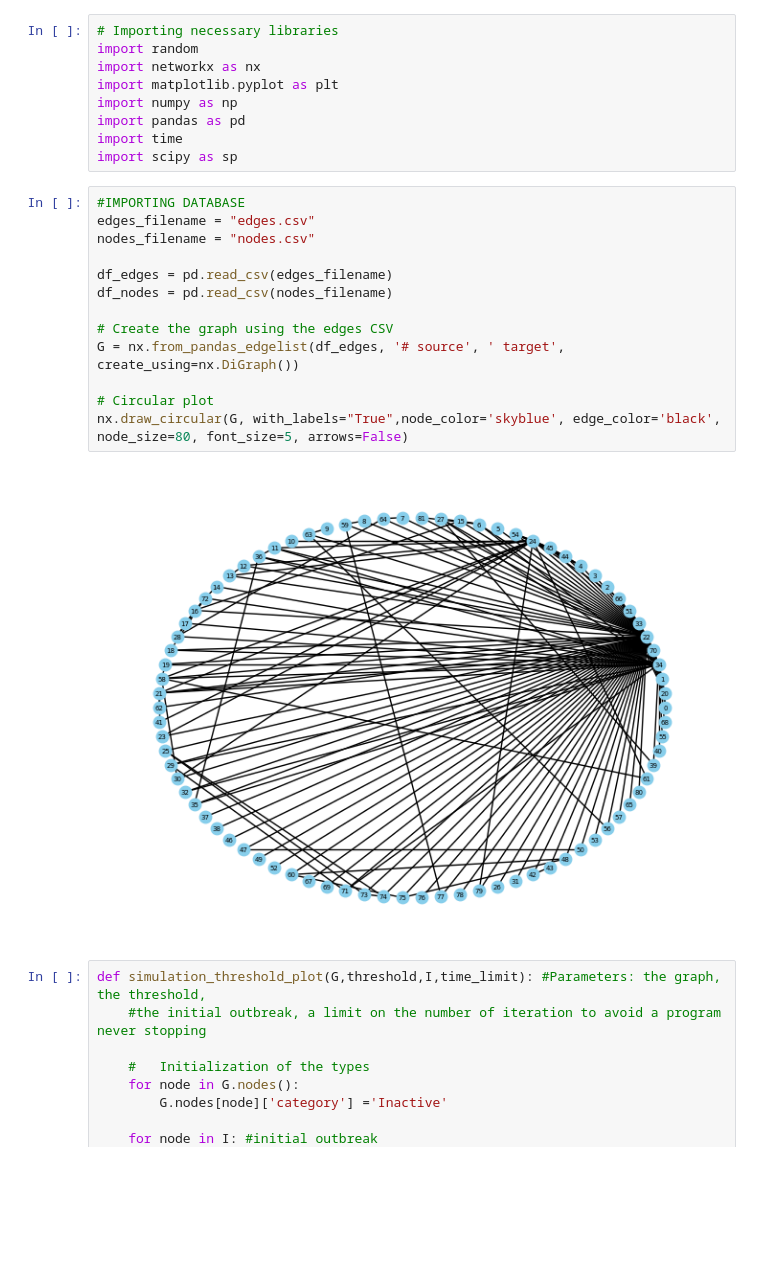
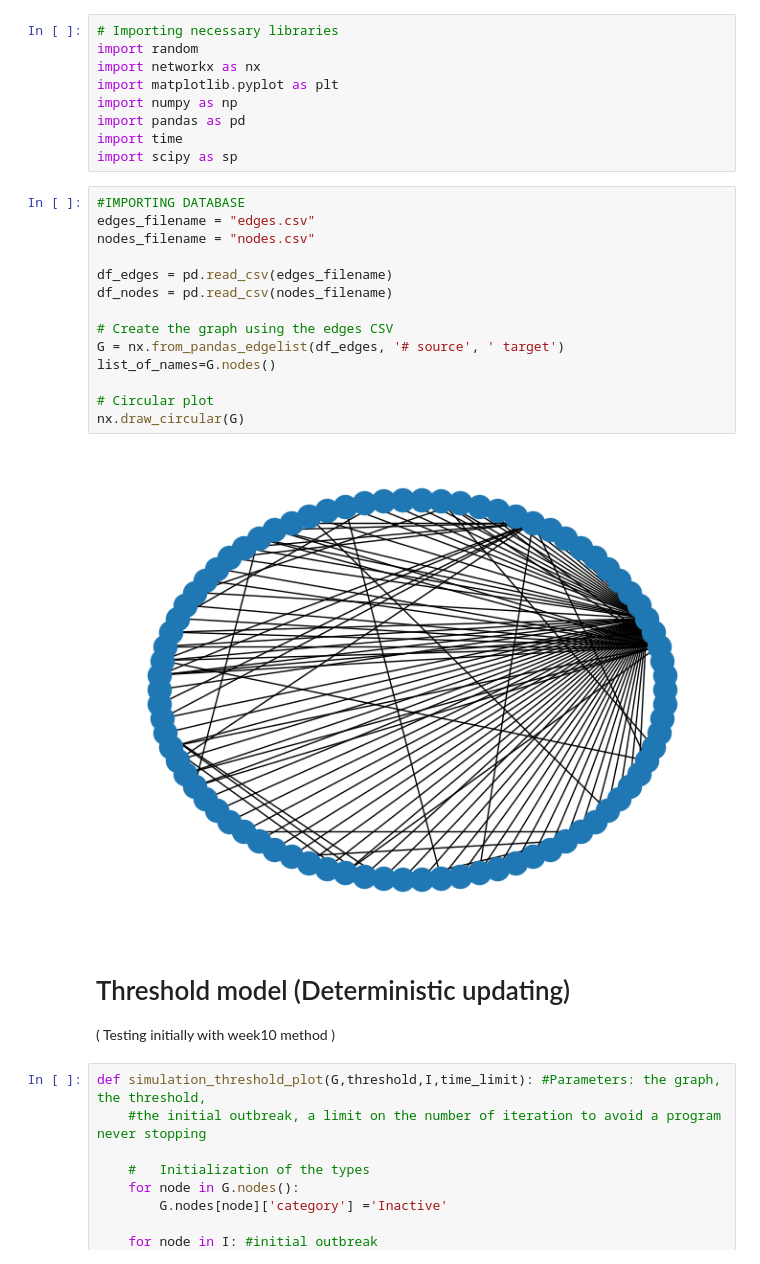
Before and after one commit to acagnucci/Social-Network-Analysis-Project, a Jupyter notebook: 3RD/EXPLANATIONS/EXPLANATION_WEEK_10.ipynb, the cells around one changed output. Cells and saved outputs as stored; diff of their text form; blank space fills up the shorter version.

```diff
--- a/3RD/EXPLANATIONS/EXPLANATION_WEEK_10.ipynb
+++ b/3RD/EXPLANATIONS/EXPLANATION_WEEK_10.ipynb
@@ -10,18 +12,22 @@ import scipy as sp
 # %%
 #IMPORTING DATABASE
 edges_filename = "edges.csv"
 nodes_filename = "nodes.csv"
 
 df_edges = pd.read_csv(edges_filename)
 df_nodes = pd.read_csv(nodes_filename)
 
 # Create the graph using the edges CSV
-G = nx.from_pandas_edgelist(df_edges, '# source', ' target', create_using=nx.DiGraph())
+G = nx.from_pandas_edgelist(df_edges, '# source', ' target')
+list_of_names=G.nodes()
 
 # Circular plot
-nx.draw_circular(G, with_labels="True",node_color='skyblue', edge_color='black', node_size=80, font_size=5, arrows=False)
+nx.draw_circular(G)
 # %% [output]
-[figure, old version]
+[figure, new version]
+# %% [markdown]
+# Threshold model (Deterministic updating)
+( Testing initially with week10 method )
 # %%
 def simulation_threshold_plot(G,threshold,I,time_limit): #Parameters: the graph, the threshold,
     #the initial outbreak, a limit on the number of iteration to avoid a program never stopping
```
Also changed, not shown: parts of 19 cells of this notebook.
